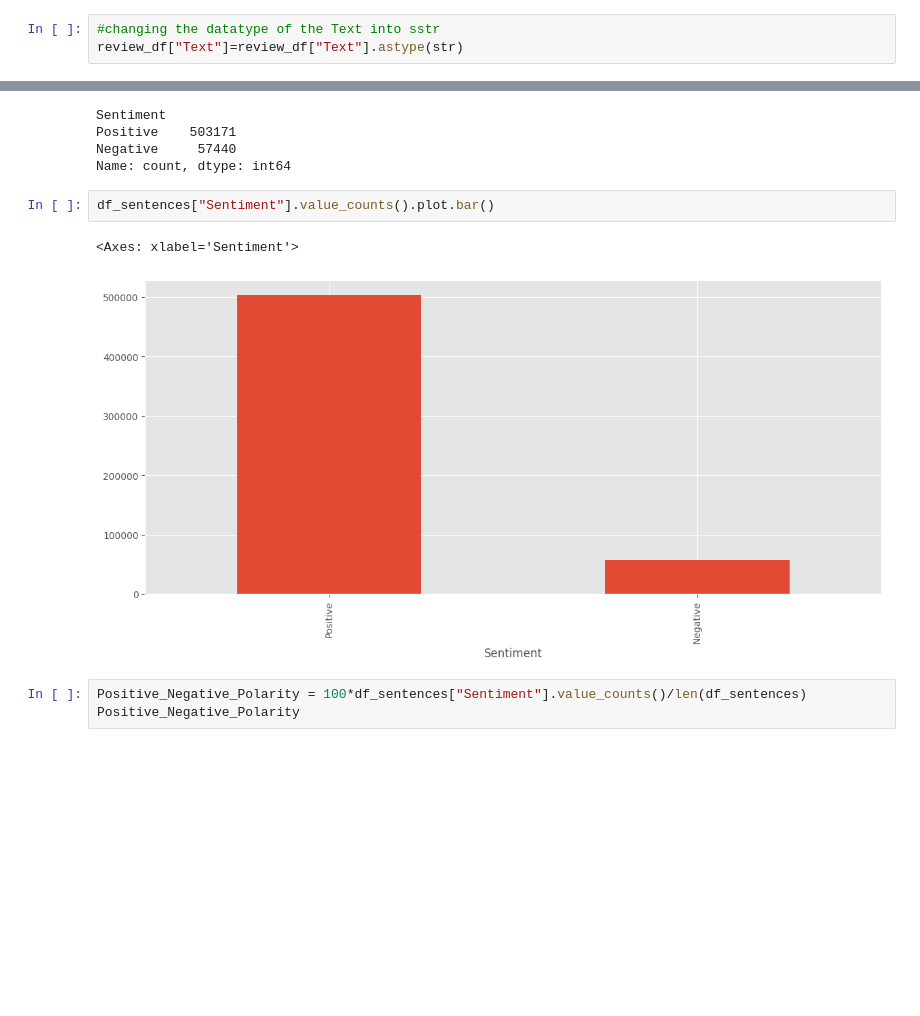
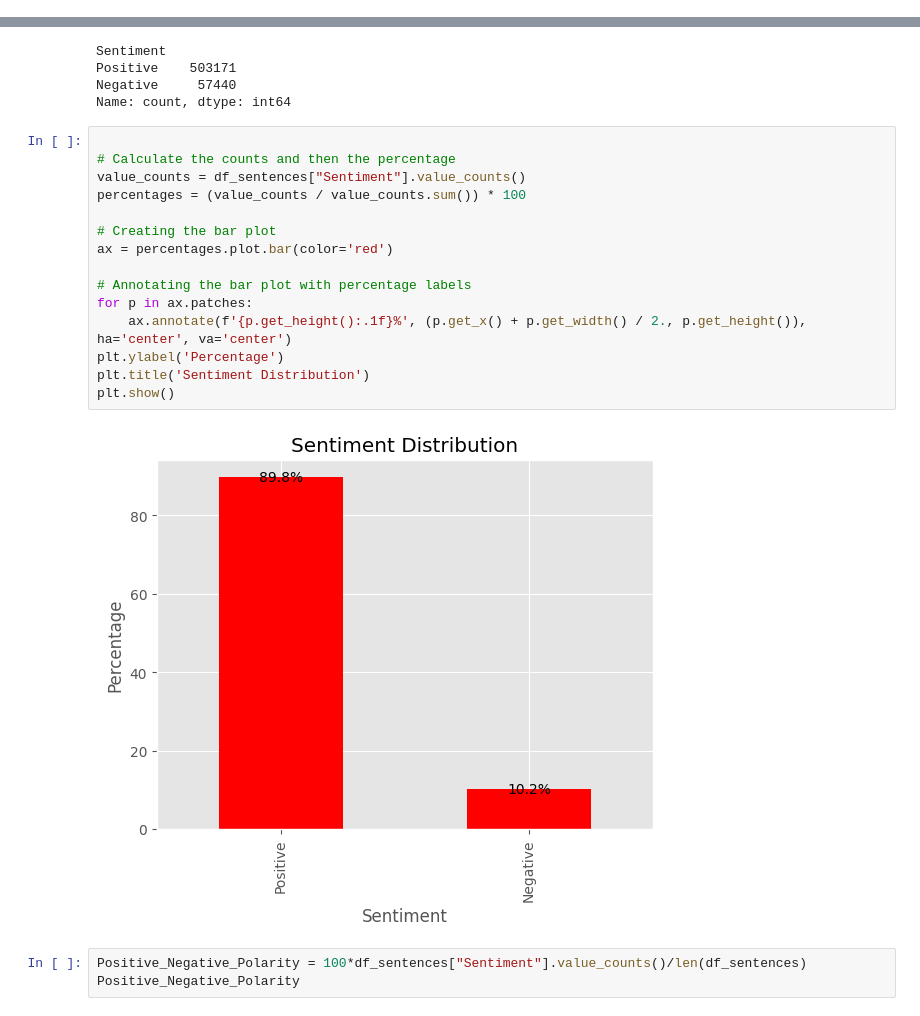
Before and after one commit to cosekort/Project-4, a Jupyter notebook: amazon_review.ipynb, the cells around one changed output, grey strips where cells are left out. Cells and saved outputs as stored; diff of their text form; blank space fills up the shorter version.

```diff
--- a/amazon_review.ipynb
+++ b/amazon_review.ipynb
@@ -147,6 +129,3 @@ Data columns (total 2 columns):
  1   Text    568401 non-null  object
 dtypes: int64(1), object(1)
 memory usage: 13.0+ MB
-# %%
-#changing the datatype of the Text into sstr
-review_df["Text"]=review_df["Text"].astype(str)
@@ -385,10 +460,22 @@ Positive    503171
 Negative     57440
 Name: count, dtype: int64
 # %%
-df_sentences["Sentiment"].value_counts().plot.bar()
+
+# Calculate the counts and then the percentage
+value_counts = df_sentences["Sentiment"].value_counts()
+percentages = (value_counts / value_counts.sum()) * 100
+
+# Creating the bar plot
+ax = percentages.plot.bar(color='red')
+
+# Annotating the bar plot with percentage labels
+for p in ax.patches:
+    ax.annotate(f'{p.get_height():.1f}%', (p.get_x() + p.get_width() / 2., p.get_height()), ha='center', va='center')
+plt.ylabel('Percentage')
+plt.title('Sentiment Distribution')
+plt.show()
 # %% [output]
-<Axes: xlabel='Sentiment'>
-[figure, old version]
+[figure, new version]
 # %%
 Positive_Negative_Polarity = 100*df_sentences["Sentiment"].value_counts()/len(df_sentences)
 Positive_Negative_Polarity
```
Also changed, not shown: parts of 146 cells of this notebook, 9 other files.
